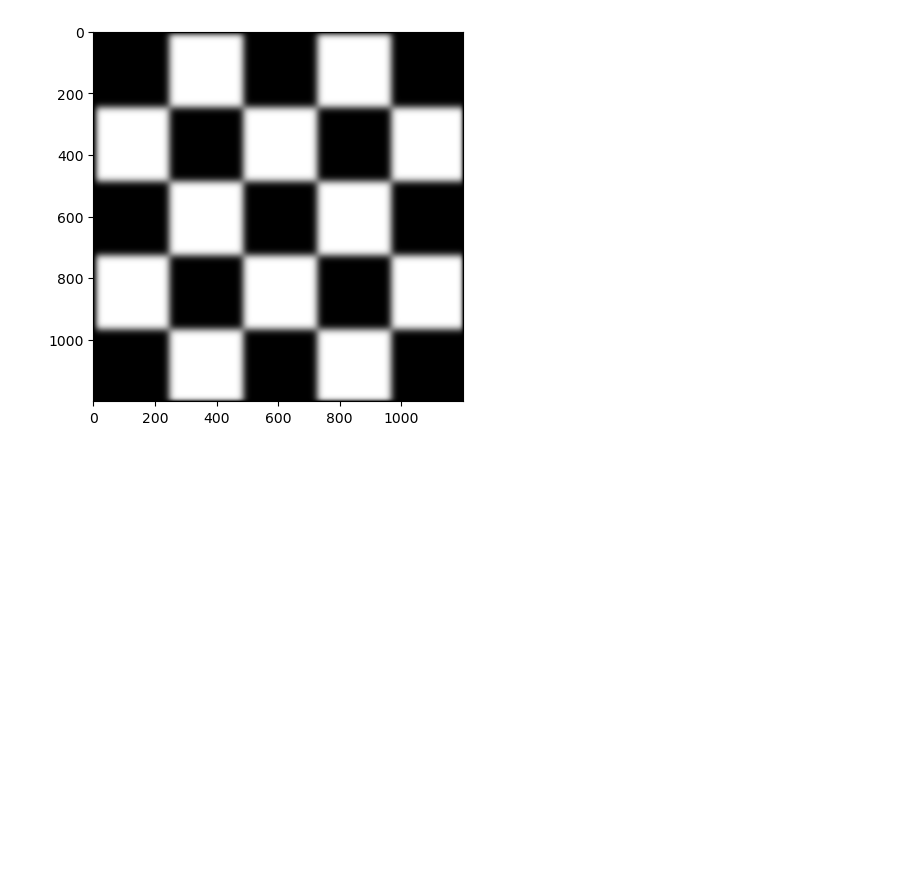
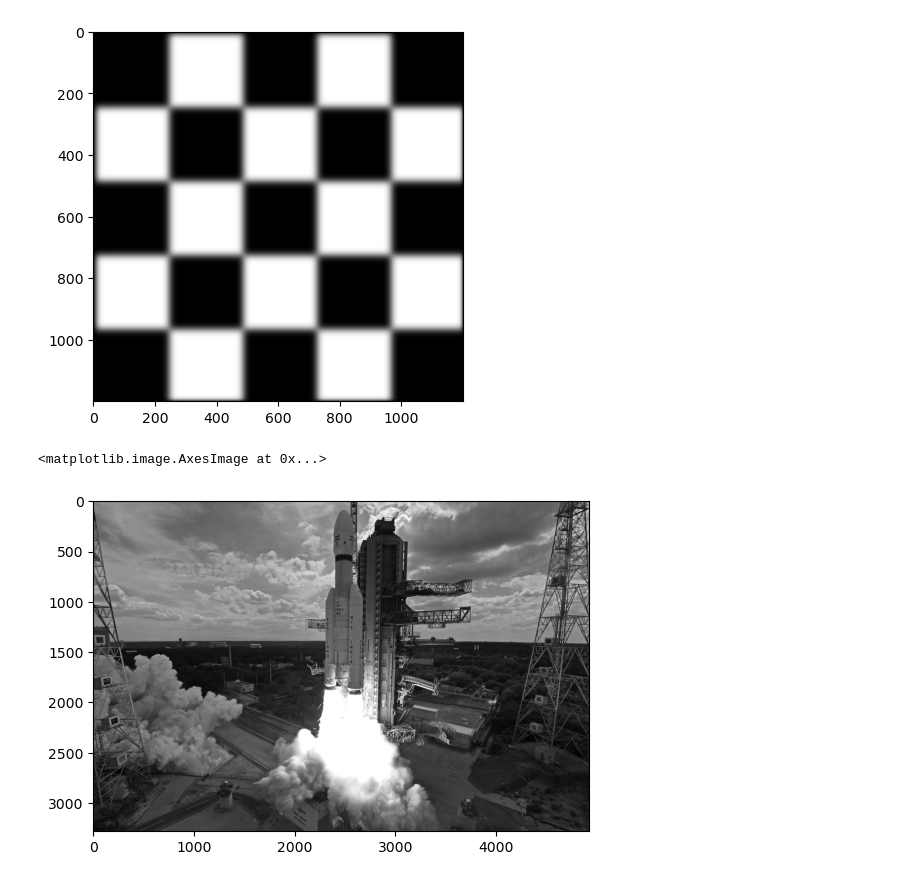
Before and after one commit to Kushalgouda-Patil/CEVI-Summer_School, a Jupyter notebook: practise/convolve.ipynb, the cells around one changed output. Saved outputs shown, nothing was run; the diff lists cells and outputs as text; code cells hidden in the pictures; blank space fills up the shorter version.

```diff
--- a/practise/convolve.ipynb
+++ b/practise/convolve.ipynb
@@ -41,3 +41,10 @@ plt.imshow(result,cmap='gray')
 # %% [output]
 <matplotlib.image.AxesImage at 0x...>
 [figure]
+# %%
+ch=cv2.imread('C:\\Users\\kusha\\Desktop\\CEVI-Summer_School\\images\\chandrayan3.webp')
+ch_g=ch[:,:,1]
+plt.imshow(ch_g,cmap='gray')
+# %% [output]
+<matplotlib.image.AxesImage at 0x...>
+[figure, added]
```
Also changed, not shown: parts of 1 cell of this notebook, 3 other files.
